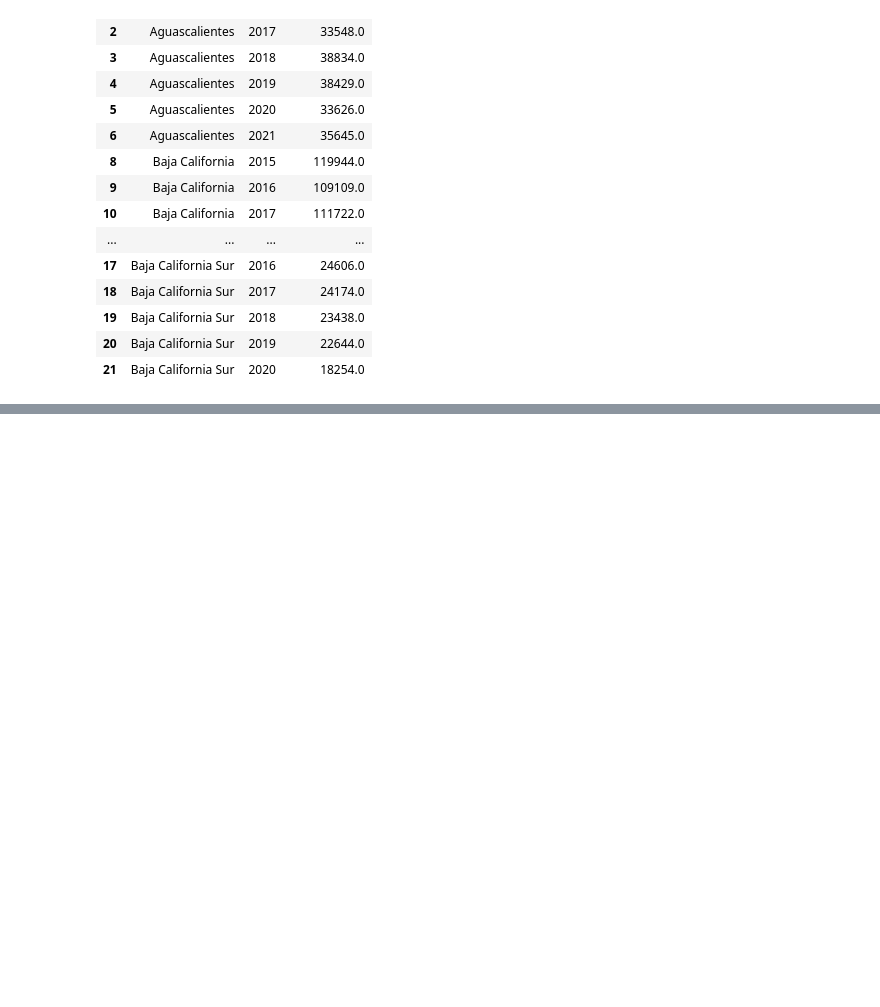
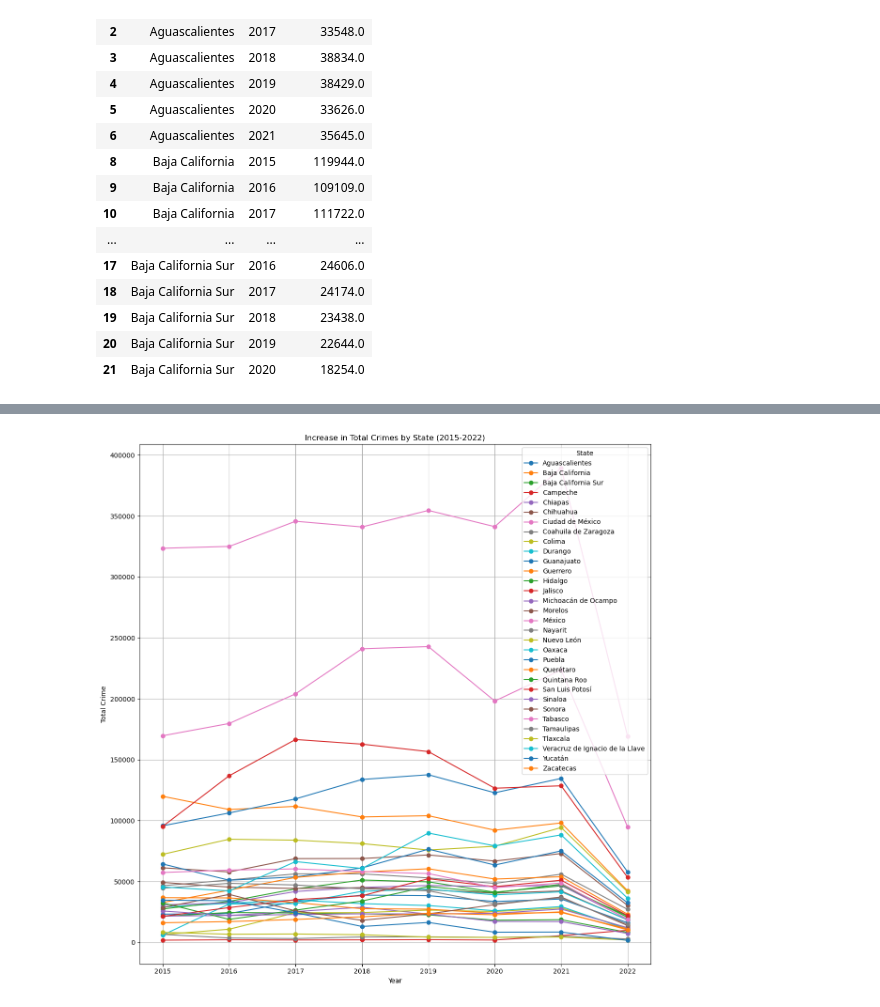
Before and after one commit to Josemarome/Project_1, a Jupyter notebook: Crime_Data.ipynb, the cells around one changed output, grey strips where cells are left out. Cells and saved outputs as stored; diff of their text form; code cells hidden in the pictures; blank space fills up the shorter version.

```diff
--- a/Crime_Data.ipynb
+++ b/Crime_Data.ipynb
@@ -484,2 +505,7 @@ crime_data_2.head(20)
 # %%
 crime_data_2.to_csv("Resources/new_crime_data_2.csv", index_label="State")
+# %%
+total_crimes_by_entityeng_df = total_crimes_by_entity.rename(columns={"Entidad":"State", "Año":"Year","Enero":"January", "Febrero":"February", "Marzo":"March", "Abril":"April","Mayo":"May","Junio":"June", "Julio":"July", "Agosto":"August", "Septiembre":"September", "Octubre":"October", "Noviembre":"November", "Diciembre":"December", "Total Delitos": "Total Crime"})
+
+print("\nDataFrame Grouped by Entity and Year with Total Crimes")
+total_crimes_by_entityeng_df.head(20)
@@ -485,0 +531,22 @@ crime_data_2.to_csv("Resources/new_crime_data_2.csv", index_label="State")
+# %%
+# Crear la gráfica de línea
+plt.figure(figsize=(12, 12))
+
+# Graficar cada estado
+for state in total_crimes_by_entityeng_df['State'].unique():
+    state_data = total_crimes_by_entityeng_df[total_crimes_by_entityeng_df['State'] == state]
+    plt.plot(state_data['Year'], state_data['Total Crime'], marker='o', label=state)
+
+
+plt.title('Increase in Total Crimes by State (2015-2022)')
+plt.xlabel('Year')
+plt.ylabel('Total Crime')
+plt.xticks(range(2015, 2023))
+plt.legend(title='State')
+plt.grid()
+plt.tight_layout()
+
+# Mostrar la gráfica
+plt.show()
+# %% [output]
+[figure, added]
```
Also changed, not shown: parts of 11 cells of this notebook.
